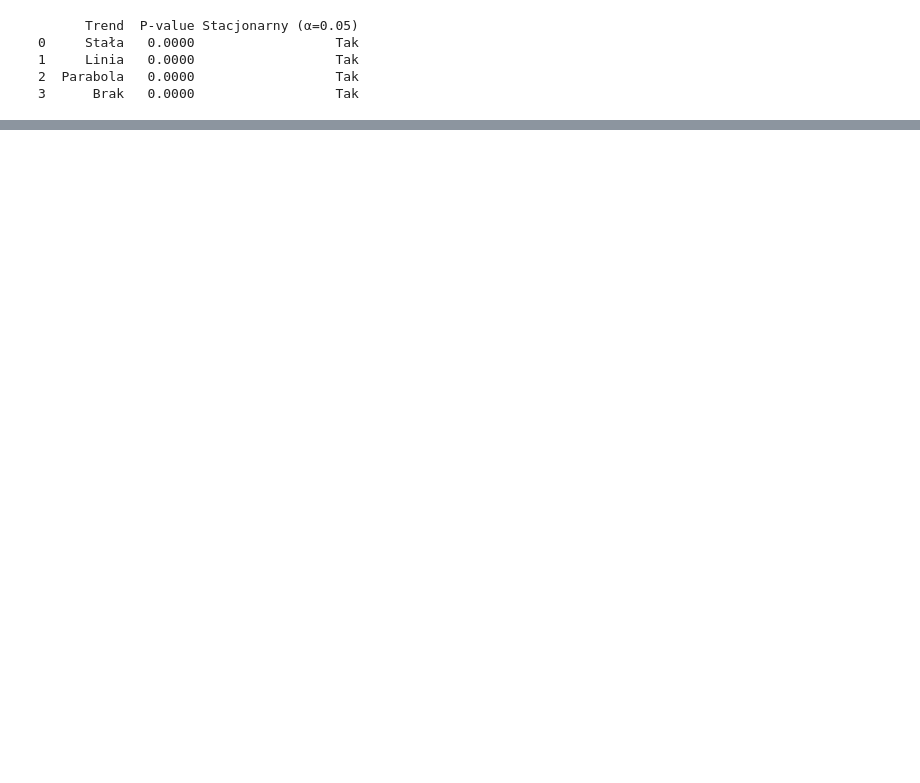
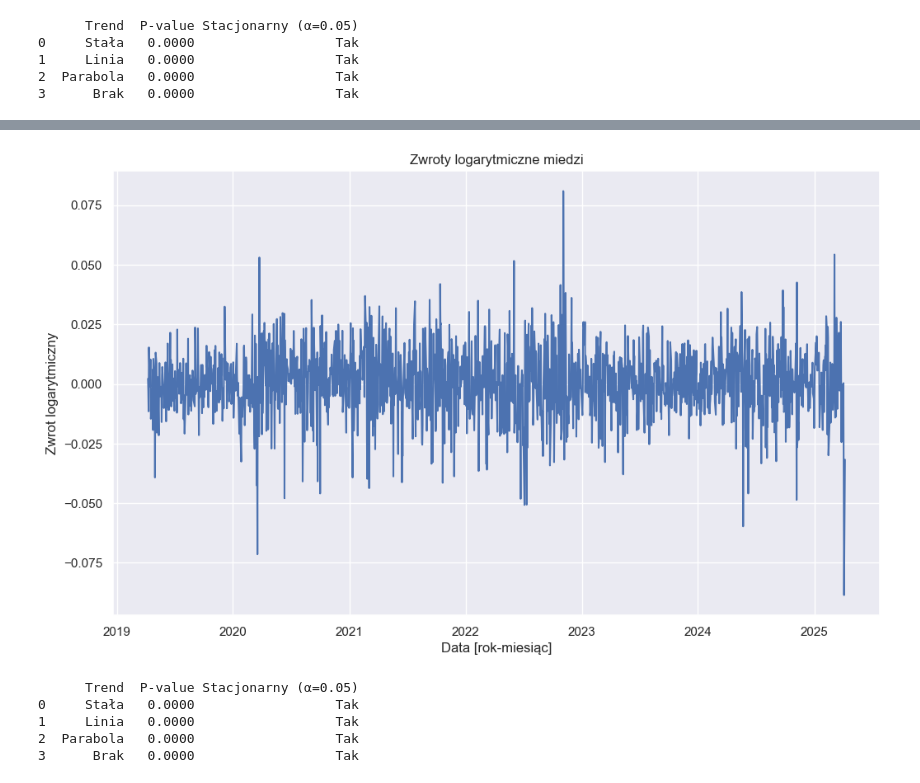
Before and after one commit to mathieuboro/nvidia_risk_management, a Jupyter notebook: projekt 2.ipynb, the cells around one changed output, grey strips where cells are left out. Cells and saved outputs as stored; diff of their text form; code cells hidden in the pictures; blank space fills up the shorter version.

```diff
--- a/projekt 2.ipynb
+++ b/projekt 2.ipynb
@@ -76,0 +171,19 @@ print(adf_results)
+# %%
+log_returns_copper = np.log(copper / copper.shift(1)).dropna()
+
+plt.plot(log_returns_copper)
+plt.title('Zwroty logarytmiczne miedzi')
+plt.ylabel('Zwrot logarytmiczny')
+plt.xlabel('Data [rok-miesiąc]')
+plt.grid(True)
+plt.show()
+# %% [output]
+[figure, added]
+# %%
+print(adf_test(log_returns_copper))
+# %% [output]
+      Trend  P-value Stacjonarny (α=0.05)
+0     Stała   0.0000                  Tak
+1     Linia   0.0000                  Tak
+2  Parabola   0.0000                  Tak
+3      Brak   0.0000                  Tak
```
Also changed, not shown: parts of 16 cells of this notebook.
